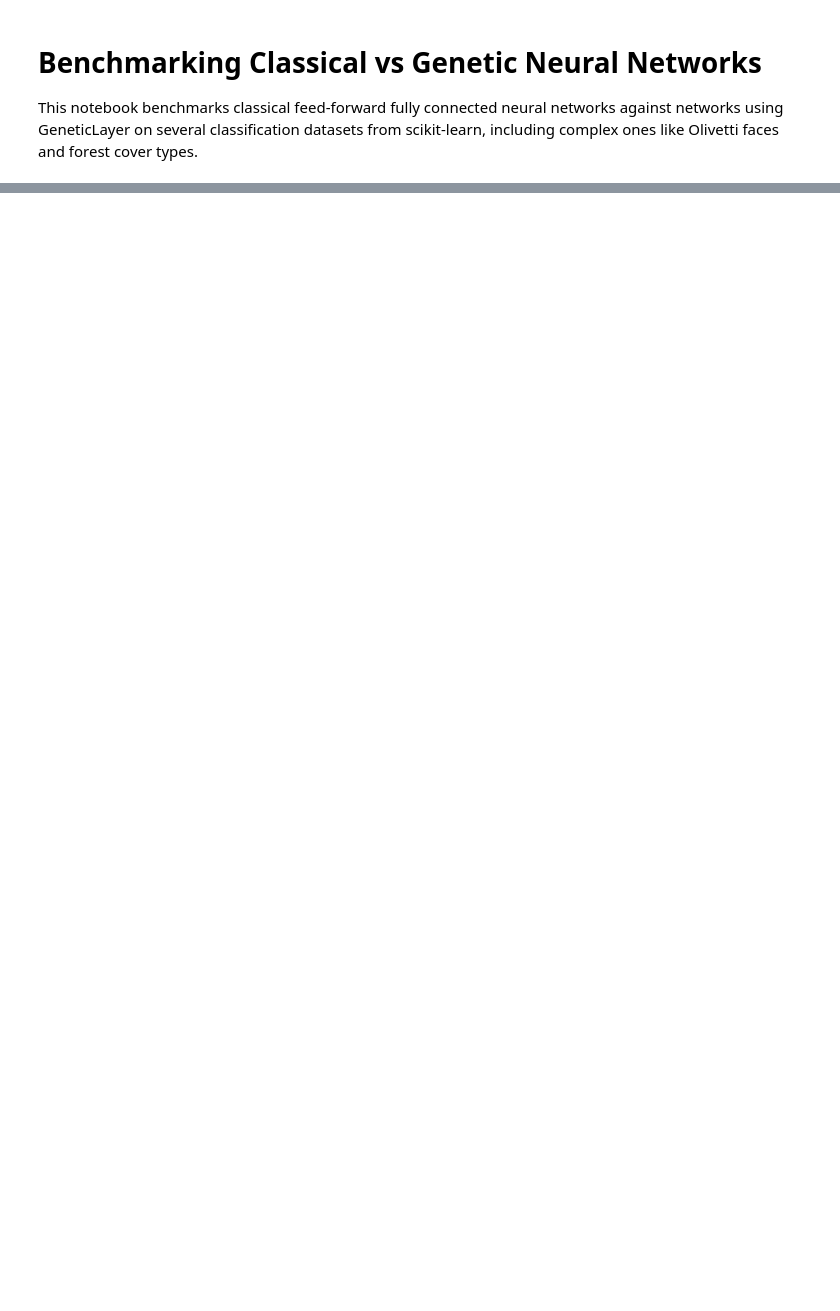
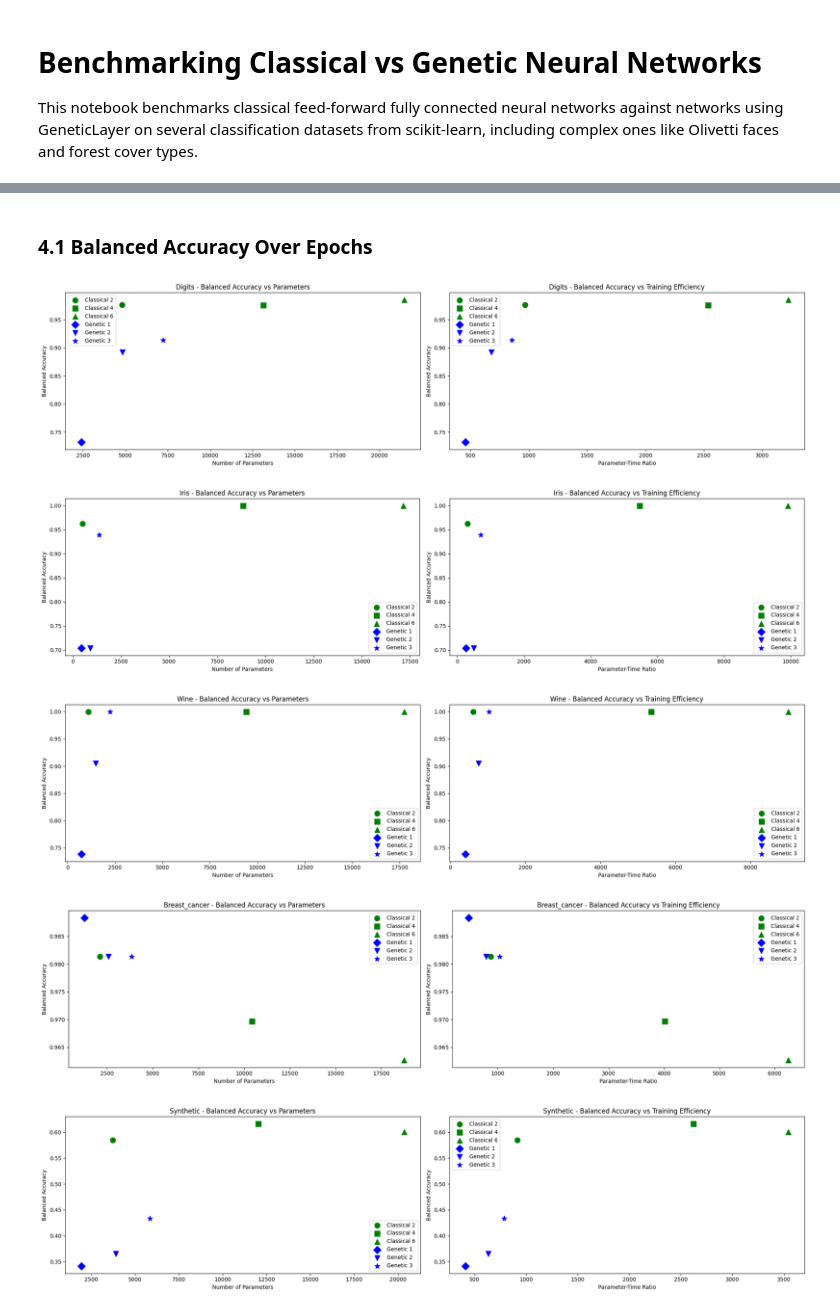
Before and after one commit to danube-ai/pikaia, a Jupyter notebook: examples/genetic_layer.ipynb, the cells around one changed output, grey strips where cells are left out. Drawn from its saved outputs; the diff is of its cells as text; code cells hidden in the pictures; blank space fills up the shorter version.

```diff
--- a/examples/genetic_layer.ipynb
+++ b/examples/genetic_layer.ipynb
@@ -181,0 +195,73 @@ for dataset in datasets_list:
+# %% [markdown]
+### 4.1 Balanced Accuracy Over Epochs
+# %%
+for dataset in datasets_list:
+    fig, axes = plt.subplots(1, 2, figsize=(20, 5))
+
+    # First subplot: Balanced Accuracy vs Number of Parameters
+    axes[0].set_title(f"{dataset.capitalize()} - Balanced Accuracy vs Parameters")
+    axes[0].set_xlabel("Number of Parameters")
+    axes[0].set_ylabel("Balanced Accuracy")
+
+    # Second subplot: Balanced Accuracy vs Parameter-Time Ratio
+    axes[1].set_title(
+        f"{dataset.capitalize()} - Balanced Accuracy vs Training Efficiency"
+    )
+    axes[1].set_xlabel("Parameter-Time Ratio")
+    axes[1].set_ylabel("Balanced Accuracy")
+
+    colors = {"classical": "green", "genetic": "blue"}
+    markers = [
+        "o",
+        "s",
+        "^",
+        "D",
+        "v",
+        "*",
+        "p",
+        "h",
+    ]  # Different markers for each model
+
+    for i, (arch, depth) in enumerate(models):
+        key = f"{dataset}_{arch}_{depth}"
+        metrics = results[key]
+
+        num_params = metrics["num_params"]
+        param_time_ratio = metrics["num_params"] / metrics["training_time"]
+        bal_acc = metrics["val_bal_acc_history"][-1]
+
+        color = colors[arch]
+        marker = markers[i]
+
+        # Plot vs parameters
+        axes[0].scatter(
+            num_params,
+            bal_acc,
+            color=color,
+            marker=marker,
+            s=100,
+            label=f"{arch.capitalize()} {depth}",
+        )
+
+        # Plot vs parameter-time ratio
+        axes[1].scatter(
+            param_time_ratio,
+            bal_acc,
+            color=color,
+            marker=marker,
+            s=100,
+            label=f"{arch.capitalize()} {depth}",
+        )
+
+    axes[0].legend()
+    axes[1].legend()
+
+    plt.tight_layout()
+    plt.savefig(f"artefacts/genetic_layer_benchmark_{dataset}.png")
+    plt.show()
+# %% [output]
+[figure, added]
+[figure, added]
+[figure, added]
+[figure, added]
+[figure, added]
```
Also changed, not shown: parts of 16 cells of this notebook, 17 other files.
